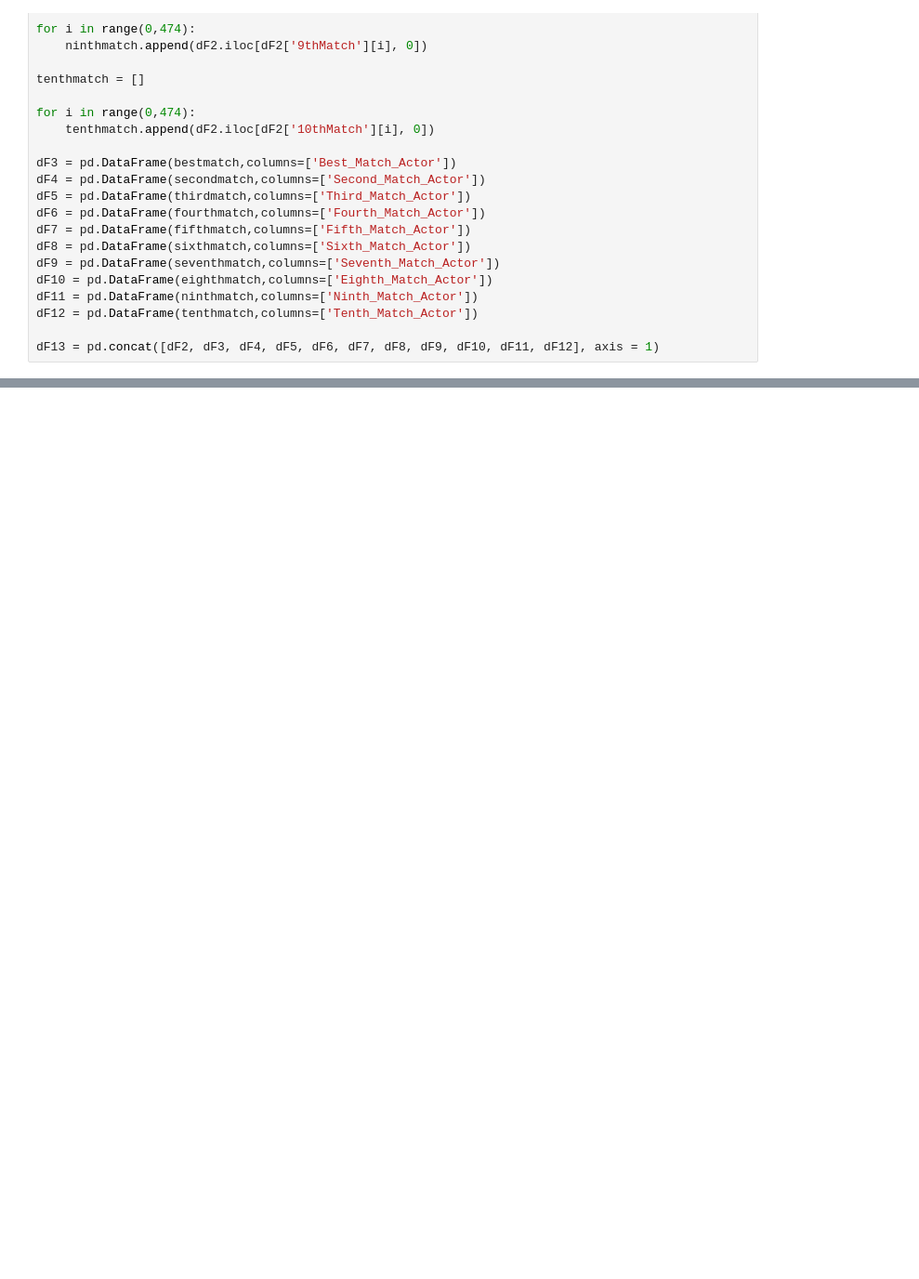
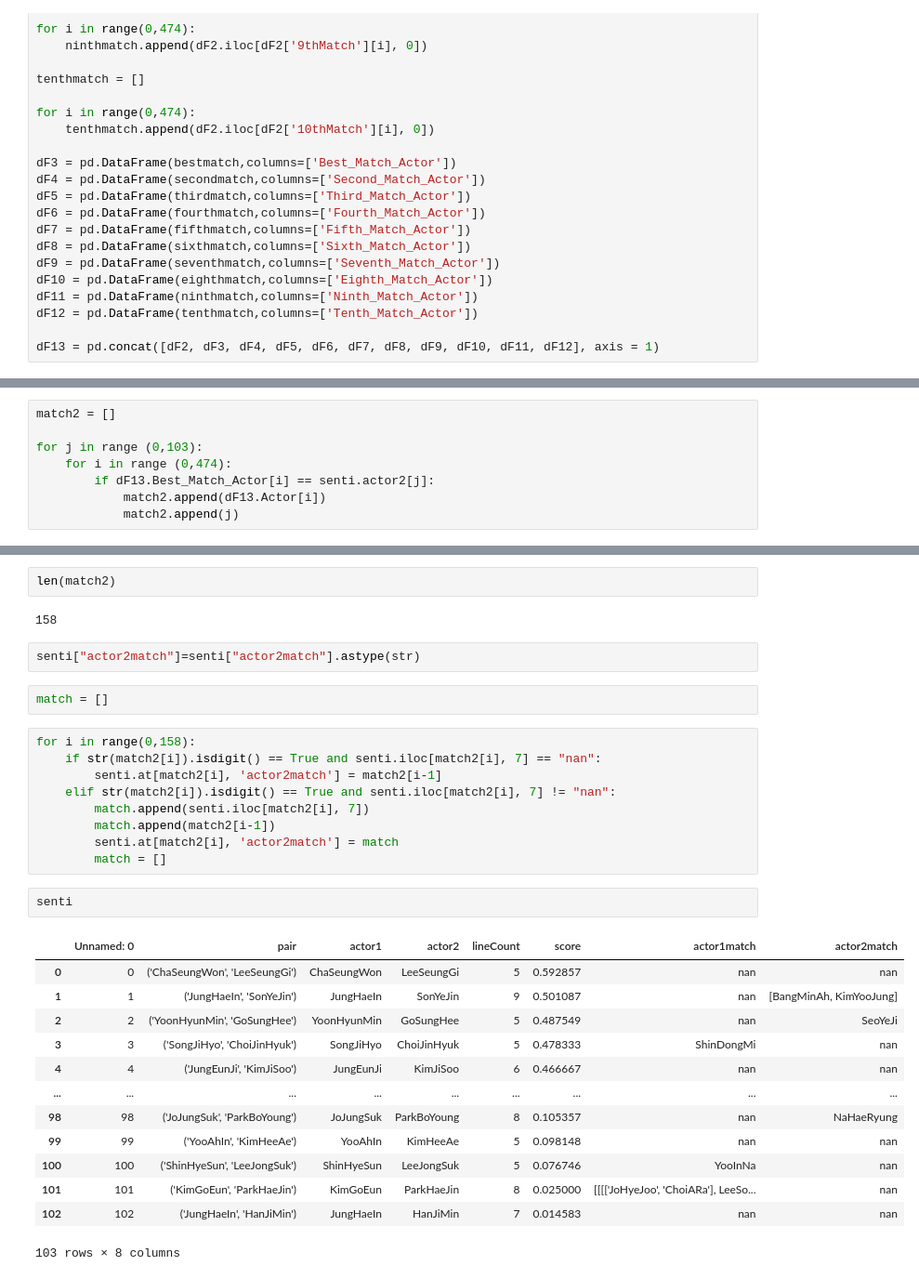
Before and after one commit to valencialie11/cz1016_kdrama, a Jupyter notebook: facial_similarity.ipynb, the cells around one changed output, grey strips where cells are left out. Shown: that part at 93% size. Saved outputs shown, nothing was run; the diff lists cells and outputs as text; blank space fills up the shorter version.

```diff
--- a/facial_similarity.ipynb
+++ b/facial_similarity.ipynb
@@ -396,0 +448,8 @@ dF13
+# %%
+match2 = []
+
+for j in range (0,103):
+    for i in range (0,474):
+        if dF13.Best_Match_Actor[i] == senti.actor2[j]:
+            match2.append(dF13.Actor[i])
+            match2.append(j)
@@ -396,0 +476,33 @@ dF13
+# %%
+len(match2)
+# %% [output]
+158
+# %%
+senti["actor2match"]=senti["actor2match"].astype(str)
+# %%
+match = []
+# %%
+for i in range(0,158):
+    if str(match2[i]).isdigit() == True and senti.iloc[match2[i], 7] == "nan":
+        senti.at[match2[i], 'actor2match'] = match2[i-1]
+    elif str(match2[i]).isdigit() == True and senti.iloc[match2[i], 7] != "nan":
+        match.append(senti.iloc[match2[i], 7])
+        match.append(match2[i-1])
+        senti.at[match2[i], 'actor2match'] = match
+        match = []
+# %%
+senti
+# %% [output]
+|  | Unnamed: 0 | pair | actor1 | actor2 | lineCount | score | actor1match | actor2match |
+| 0 | 0 | ('ChaSeungWon', 'LeeSeungGi') | ChaSeungWon | LeeSeungGi | 5 | 0.592857 | nan | nan |
+| 1 | 1 | ('JungHaeIn', 'SonYeJin') | JungHaeIn | SonYeJin | 9 | 0.501087 | nan | [BangMinAh, KimYooJung] |
+| 2 | 2 | ('YoonHyunMin', 'GoSungHee') | YoonHyunMin | GoSungHee | 5 | 0.487549 | nan | SeoYeJi |
+| 3 | 3 | ('SongJiHyo', 'ChoiJinHyuk') | SongJiHyo | ChoiJinHyuk | 5 | 0.478333 | ShinDongMi | nan |
+| 4 | 4 | ('JungEunJi', 'KimJiSoo') | JungEunJi | KimJiSoo | 6 | 0.466667 | nan | nan |
+| ... | ... | ... | ... | ... | ... | ... | ... | ... |
+| 98 | 98 | ('JoJungSuk', 'ParkBoYoung') | JoJungSuk | ParkBoYoung | 8 | 0.105357 | nan | NaHaeRyung |
+| 99 | 99 | ('YooAhIn', 'KimHeeAe') | YooAhIn | KimHeeAe | 5 | 0.098148 | nan | nan |
+| 100 | 100 | ('ShinHyeSun', 'LeeJongSuk') | ShinHyeSun | LeeJongSuk | 5 | 0.076746 | YooInNa | nan |
+| 101 | 101 | ('KimGoEun', 'ParkHaeJin') | KimGoEun | ParkHaeJin | 8 | 0.025000 | [[[['JoHyeJoo', 'ChoiARa'], LeeSo... | nan |
+| 102 | 102 | ('JungHaeIn', 'HanJiMin') | JungHaeIn | HanJiMin | 7 | 0.014583 | nan | nan |
+103 rows × 8 columns
```
Also changed, not shown: parts of 33 cells of this notebook.
